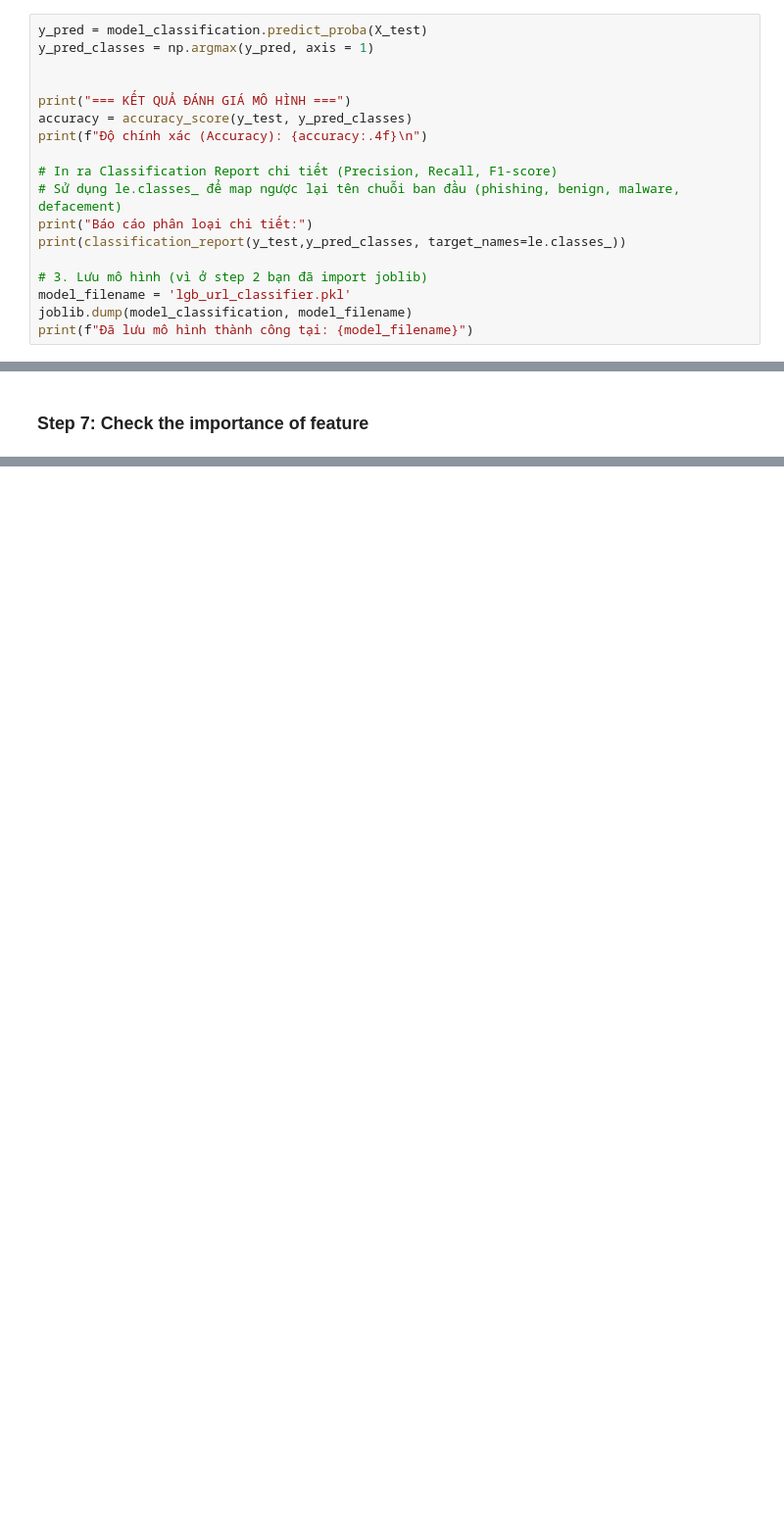
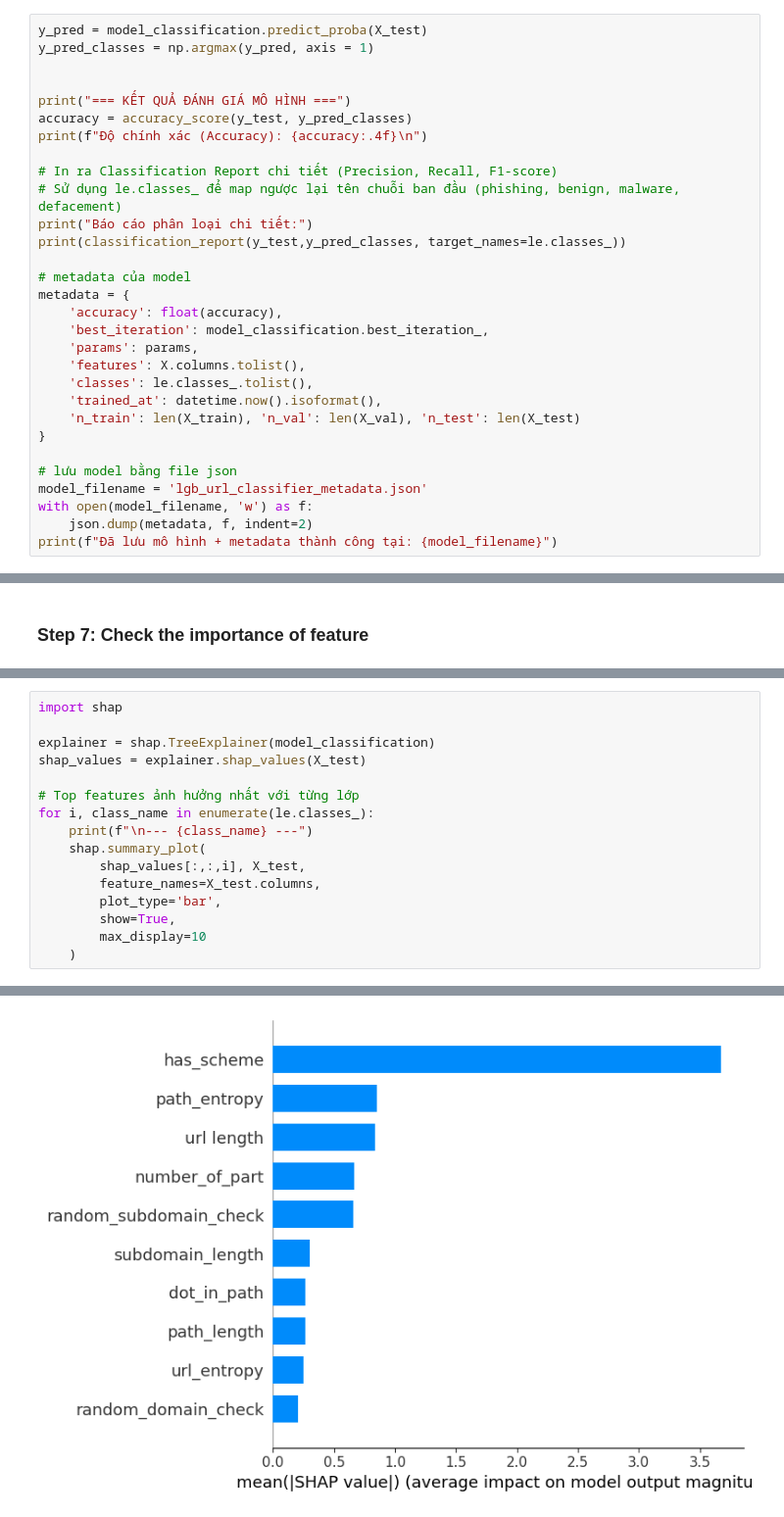
Before and after one commit to ntm8326/URL_analysis, a Jupyter notebook: notebooks/test_model.ipynb, the cells around one changed output, grey strips where cells are left out. Shown at 98% size. Cells and saved outputs as stored; diff of their text form; blank space fills up the shorter version.

```diff
--- a/notebooks/test_model.ipynb
+++ b/notebooks/test_model.ipynb
@@ -159,9 +170,21 @@ print(f"Độ chính xác (Accuracy): {accuracy:.4f}\n")
 print("Báo cáo phân loại chi tiết:")
 print(classification_report(y_test,y_pred_classes, target_names=le.classes_))
 
-# 3. Lưu mô hình (vì ở step 2 bạn đã import joblib)
-model_filename = 'lgb_url_classifier.pkl'
-joblib.dump(model_classification, model_filename)
-print(f"Đã lưu mô hình thành công tại: {model_filename}")
+# metadata của model
+metadata = {
+    'accuracy': float(accuracy),
+    'best_iteration': model_classification.best_iteration_,
+    'params': params,
+    'features': X.columns.tolist(),
+    'classes': le.classes_.tolist(),
+    'trained_at': datetime.now().isoformat(),
+    'n_train': len(X_train), 'n_val': len(X_val), 'n_test': len(X_test)
+}
+
+# lưu model bằng file json
+model_filename = 'lgb_url_classifier_metadata.json'
+with open(model_filename, 'w') as f:
+    json.dump(metadata, f, indent=2)
+print(f"Đã lưu mô hình + metadata thành công tại: {model_filename}")
 # %% [output]
 === KẾT QUẢ ĐÁNH GIÁ MÔ HÌNH ===
@@ -231,0 +259,17 @@ plt.show()
+# %%
+import shap
+
+explainer = shap.TreeExplainer(model_classification)
+shap_values = explainer.shap_values(X_test)
+
+# Top features ảnh hưởng nhất với từng lớp
+for i, class_name in enumerate(le.classes_):
+    print(f"\n--- {class_name} ---")
+    shap.summary_plot(
+        shap_values[:,:,i], X_test,
+        feature_names=X_test.columns,
+        plot_type='bar',
+        show=True,
+        max_display=10
+    )
+# %% [output]
@@ -231,0 +277 @@ plt.show()
+[figure, added]
```
Also changed, not shown: parts of 12 cells of this notebook, 3 other files.
